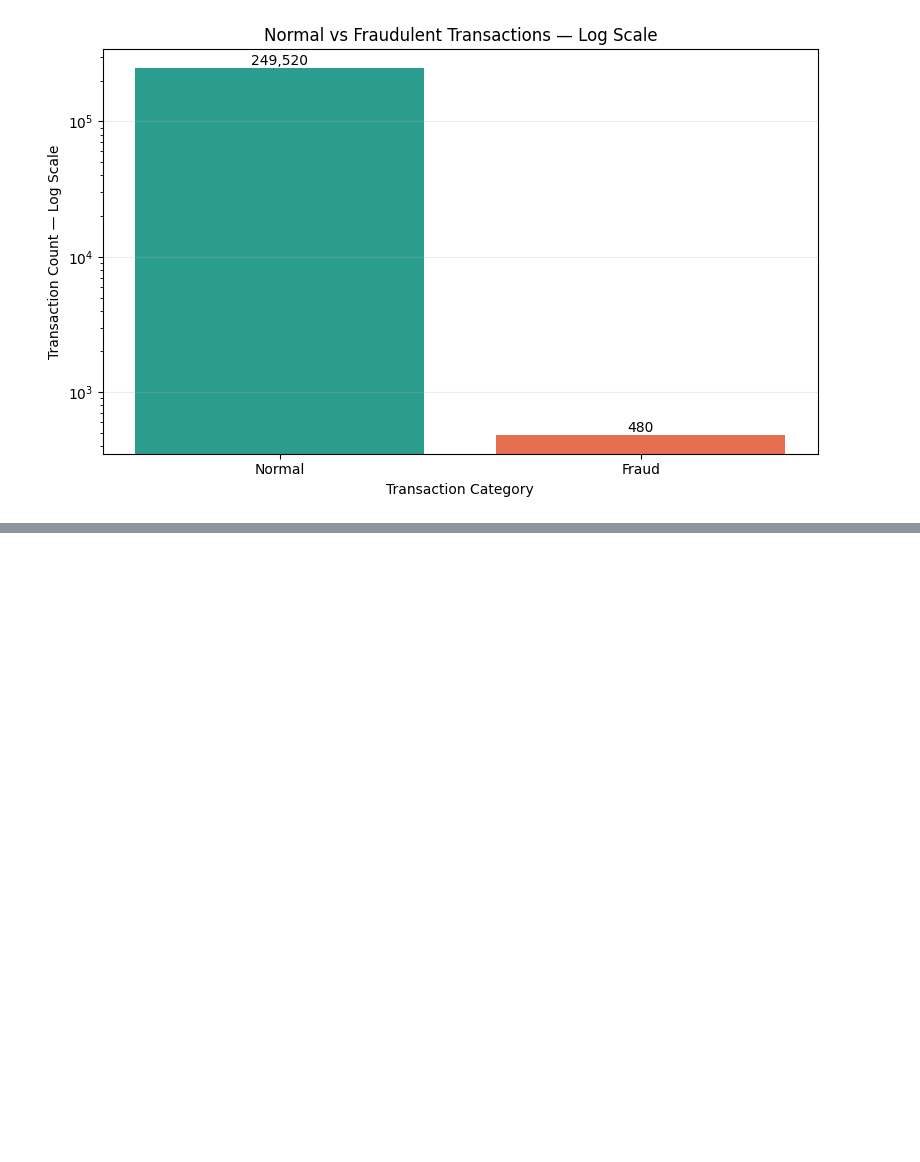
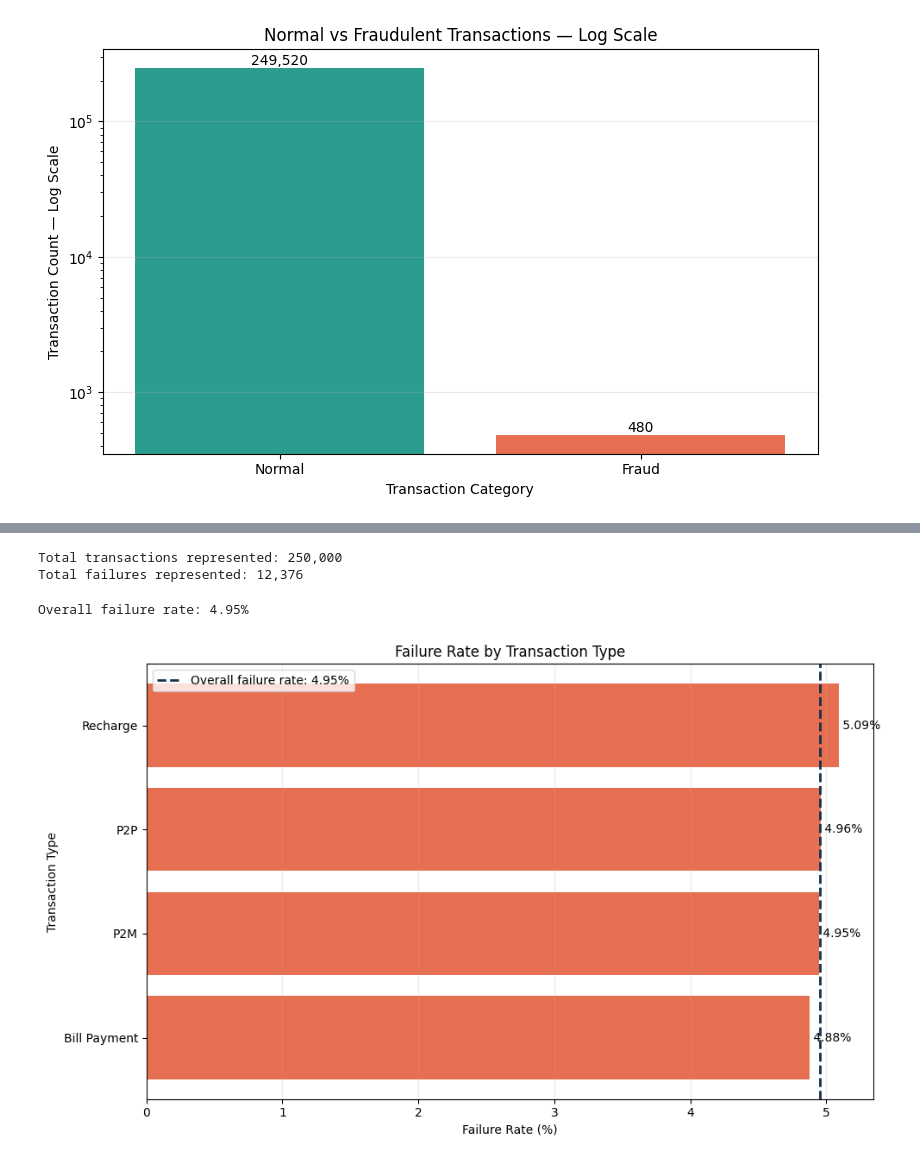
Before and after one commit to KaviyaVelmurugan/upi-transaction-intelligence-platform, a Jupyter notebook: notebooks/02_eda.ipynb, the cells around one changed output, grey strips where cells are left out. Drawn from its saved outputs; the diff is of its cells as text; code cells hidden in the pictures; blank space fills up the shorter version.

Commit message:
Failure-focused Analysis starts now

```diff
--- a/notebooks/02_eda.ipynb
+++ b/notebooks/02_eda.ipynb
@@ -914,0 +974,70 @@ plt.show()
+# %%
+# Verify the totals
+print(
+    "Total transactions represented:",
+    f"{transaction_type_status['total_transactions'].sum():,}"
+)
+
+print(
+    "Total failures represented:",
+    f"{transaction_type_status['failed_transactions'].sum():,}"
+)
+# %% [output]
+Total transactions represented: 250,000
+Total failures represented: 12,376
+# %%
+# Calculate the overall baseline
+overall_failure_rate = (
+    df["transaction_status"]
+    .astype(str)
+    .str.strip()
+    .str.upper()
+    .eq("FAILED")
+    .mean()
+    * 100
+)
+
+print(f"Overall failure rate: {overall_failure_rate:.2f}%")
+# %% [output]
+Overall failure rate: 4.95%
+# %%
+# Create the failure-rate chart
+fig, ax = plt.subplots(figsize=(10, 6))
+
+bars = ax.barh(
+    transaction_type_status["transaction_type"],
+    transaction_type_status["failure_rate_percentage"],
+    color="#E76F51"
+)
+
+ax.invert_yaxis()
+
+ax.axvline(
+    overall_failure_rate,
+    color="#12304A",
+    linestyle="--",
+    linewidth=2,
+    label=f"Overall failure rate: {overall_failure_rate:.2f}%"
+)
+
+ax.set_title("Failure Rate by Transaction Type")
+ax.set_xlabel("Failure Rate (%)")
+ax.set_ylabel("Transaction Type")
+ax.grid(axis="x", alpha=0.25)
+ax.legend()
+
+for bar, rate in zip(
+    bars,
+    transaction_type_status["failure_rate_percentage"]
+):
+    ax.text(
+        bar.get_width(),
+        bar.get_y() + bar.get_height() / 2,
+        f" {rate:.2f}%",
+        va="center"
+    )
+
+plt.tight_layout()
+plt.show()
+# %% [output]
+[figure, added]
```
Also changed, not shown: parts of 3 cells of this notebook, 1 other file.
